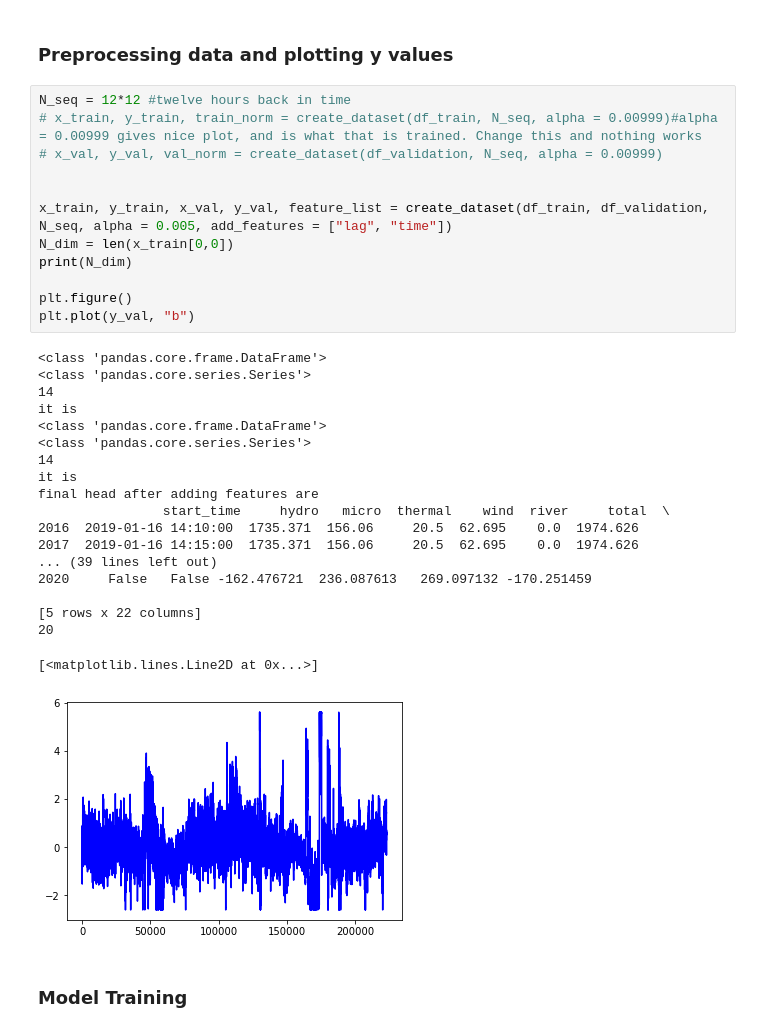
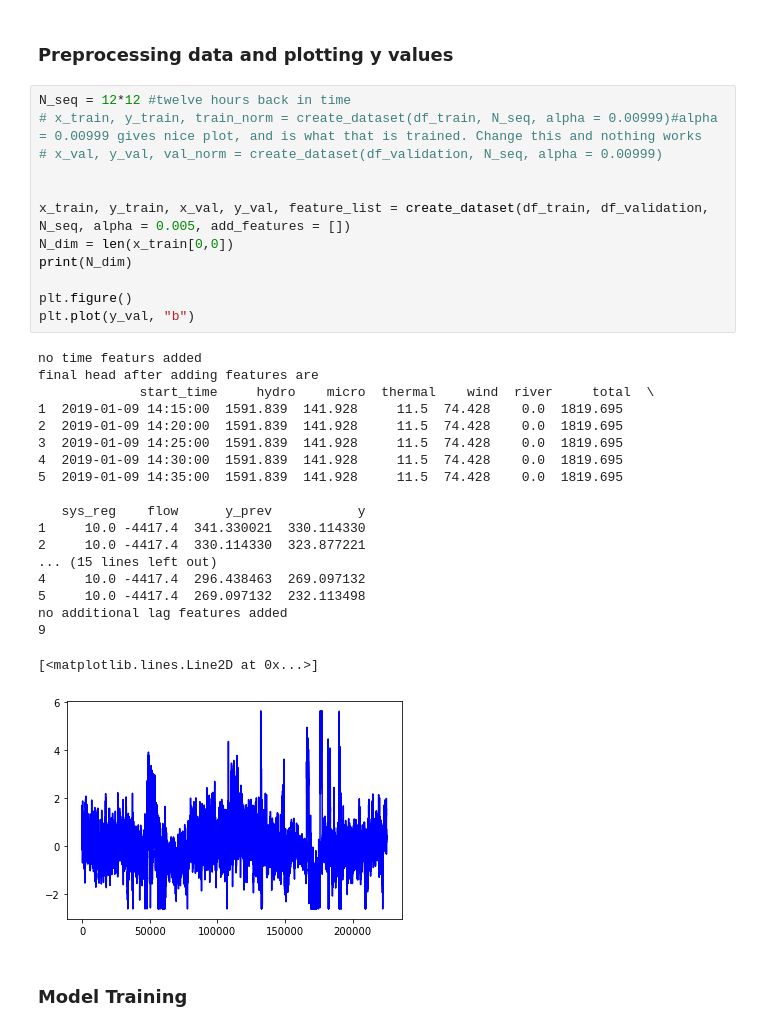
Before and after one commit to Siperjack/Deep_Learning_Projects, a Jupyter notebook: A3/main.ipynb, the cells around one changed output. Saved outputs shown, nothing was run; the diff lists cells and outputs as text.

```diff
--- a/A3/main.ipynb
+++ b/A3/main.ipynb
@@ -326,35 +368,35 @@ attributes = df_train.columns #[0,1,2,3,4,5,6,7]
 # %%
 N_seq = 12*12 #twelve hours back in time
 # x_train, y_train, train_norm = create_dataset(df_train, N_seq, alpha = 0.00999)#alpha = 0.00999 gives nice plot, and is what that is trained. Change this and nothing works
 # x_val, y_val, val_norm = create_dataset(df_validation, N_seq, alpha = 0.00999)
 
 
-x_train, y_train, x_val, y_val, feature_list = create_dataset(df_train, df_validation, N_seq, alpha = 0.005, add_features = ["lag", "time"])
+x_train, y_train, x_val, y_val, feature_list = create_dataset(df_train, df_validation, N_seq, alpha = 0.005, add_features = [])
 N_dim = len(x_train[0,0])
 print(N_dim)
 
 plt.figure()
 plt.plot(y_val, "b")
 # %% [output]
-<class 'pandas.core.frame.DataFrame'>
-<class 'pandas.core.series.Series'>
-14
-it is
-<class 'pandas.core.frame.DataFrame'>
-<class 'pandas.core.series.Series'>
-14
-it is
+no time featurs added
 final head after adding features are
-                start_time     hydro   micro  thermal    wind  river     total  \
-2016  2019-01-16 14:10:00  1735.371  156.06     20.5  62.695    0.0  1974.626
-2017  2019-01-16 14:15:00  1735.371  156.06     20.5  62.695    0.0  1974.626
-... (39 lines left out)
-2020     False   False -162.476721  236.087613   269.097132 -170.251459
+             start_time     hydro    micro  thermal    wind  river     total  \
+1  2019-01-09 14:15:00  1591.839  141.928     11.5  74.428    0.0  1819.695
+2  2019-01-09 14:20:00  1591.839  141.928     11.5  74.428    0.0  1819.695
+3  2019-01-09 14:25:00  1591.839  141.928     11.5  74.428    0.0  1819.695
+4  2019-01-09 14:30:00  1591.839  141.928     11.5  74.428    0.0  1819.695
+5  2019-01-09 14:35:00  1591.839  141.928     11.5  74.428    0.0  1819.695
 
-[5 rows x 22 columns]
-20
+   sys_reg    flow      y_prev           y
+1     10.0 -4417.4  341.330021  330.114330
+2     10.0 -4417.4  330.114330  323.877221
+... (15 lines left out)
+4     10.0 -4417.4  296.438463  269.097132
+5     10.0 -4417.4  269.097132  232.113498
+no additional lag features added
+9
 [<matplotlib.lines.Line2D at 0x...>]
-[figure, old version]
+[figure, new version]
 # %% [markdown]
 ### Model Training
 # %% [markdown]
```
Also changed, not shown: parts of 10 cells of this notebook, 41 other files.
